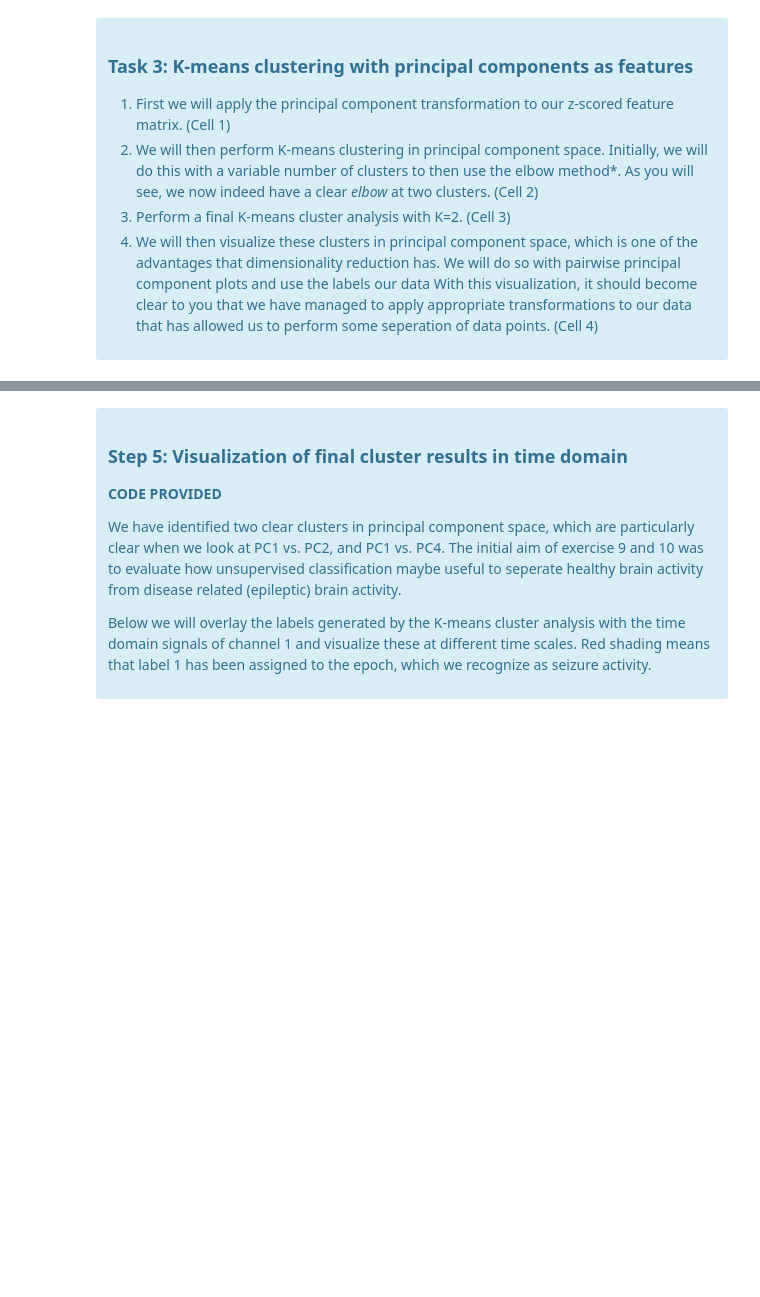
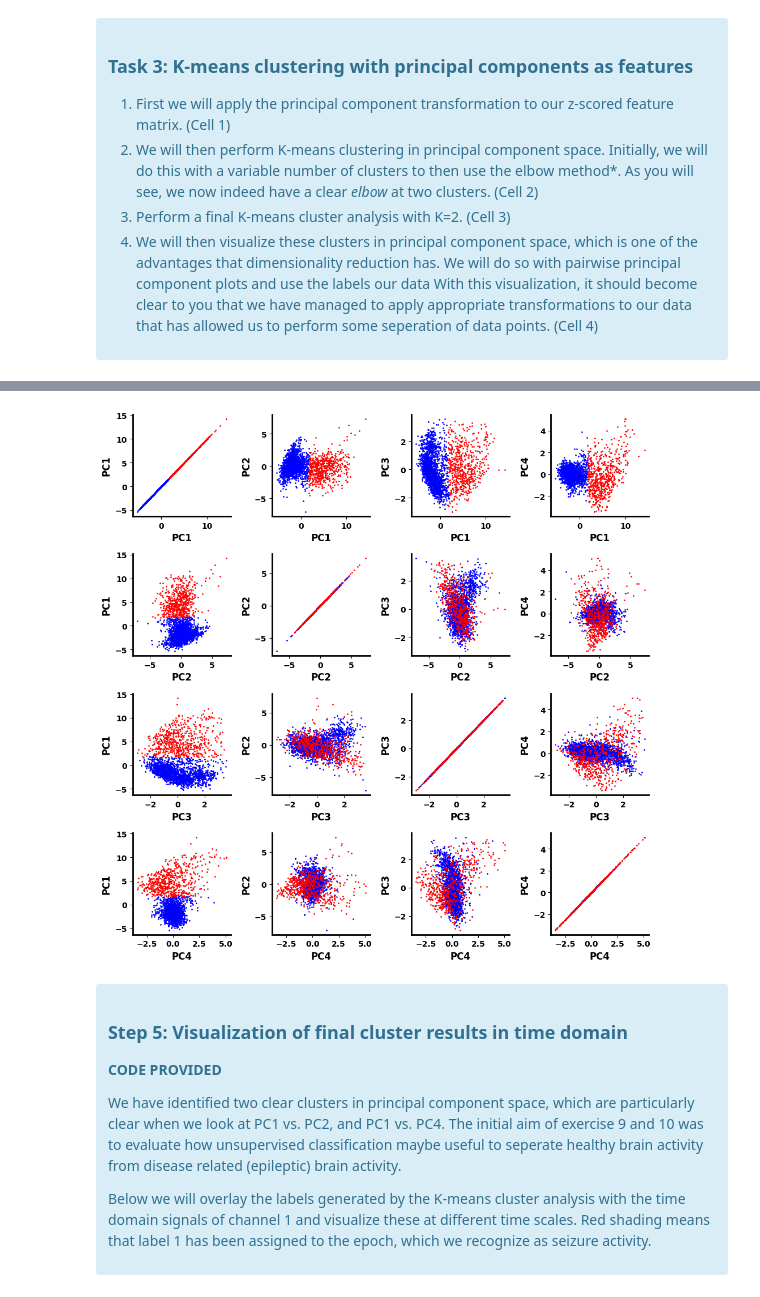
Before and after one commit to vbelpair/Ugent, a Jupyter notebook: Medical_Signal_Processing_and_Statistics/assignment_10/Ex10_vincent.ipynb, the cells around one changed output, grey strips where cells are left out. Cells and saved outputs as stored; diff of their text form; code cells hidden in the pictures; blank space fills up the shorter version.

```diff
--- a/Medical_Signal_Processing_and_Statistics/assignment_10/Ex10_vincent.ipynb
+++ b/Medical_Signal_Processing_and_Statistics/assignment_10/Ex10_vincent.ipynb
@@ -457,31 +468,34 @@ ax.set_xlim(0, 10)
 # %%
 # Cell 3: K-means clustering with K=2, random_state = 0
+kmeans = KMeans(n_clusters=2, random_state=0).fit(features)
 # %%
 # Cell 4: Visualization of clusters in principal component space
 
 
-#labels = kmeans.labels_ # extract the labels from your kmeans model made in cell 3
+labels = kmeans.labels_ # extract the labels from your kmeans model made in cell 3
 
 plt.rcParams["font.weight"] = "bold"
 plt.rcParams["axes.labelweight"] = "bold"
 fig, ax = plt.subplots(nrows=4, ncols=4, figsize=(10,10))
 
 for row in range(4):
     for col in range(4):
         # provide the 'pcs' variable containing your pc transformed z-transformed data matrix
         ax[row, col].scatter(pcs[labels==0, row], pcs[labels==0,col], color = 'b', s=0.5) # provide t,y for function
         ax[row, col].scatter(pcs[labels==1, row], pcs[labels==1,col], color = 'r', s=0.5) # provide t,y for function
         ax[row, col].spines['top'].set_visible(False)
         ax[row, col].spines['right'].set_visible(False)
         ax[row, col].spines['bottom'].set_linewidth(2)
         ax[row, col].spines['left'].set_linewidth(2)
         ax[row, col].set_xlabel('PC' + str(row+1), fontsize=12, fontweight='bold')
         ax[row, col].set_ylabel('PC' + str(col+1), fontsize=12, fontweight='bold')
 
         #ax.set_xlim(0, n_components)
         #ax.set_ylim(0, 60)
 
 plt.tight_layout()
+# %% [output]
+[figure, added]
 # %% [markdown]
 <div class="alert alert-info">
 
```
Also changed, not shown: parts of 5 cells of this notebook, 3 other files.
